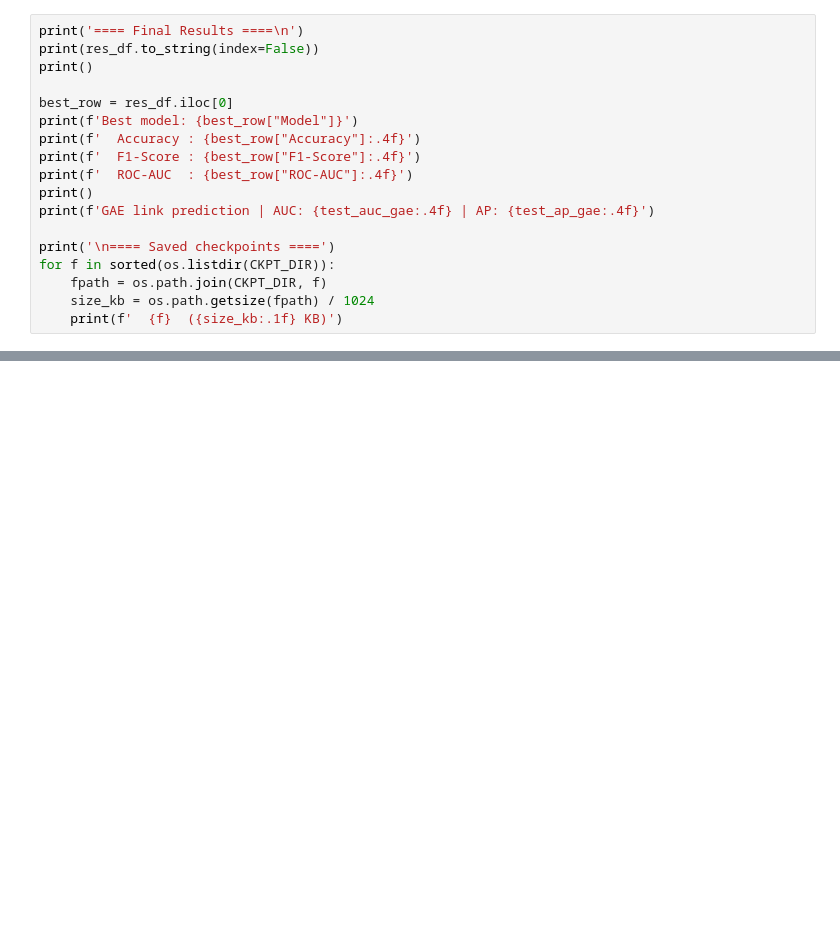
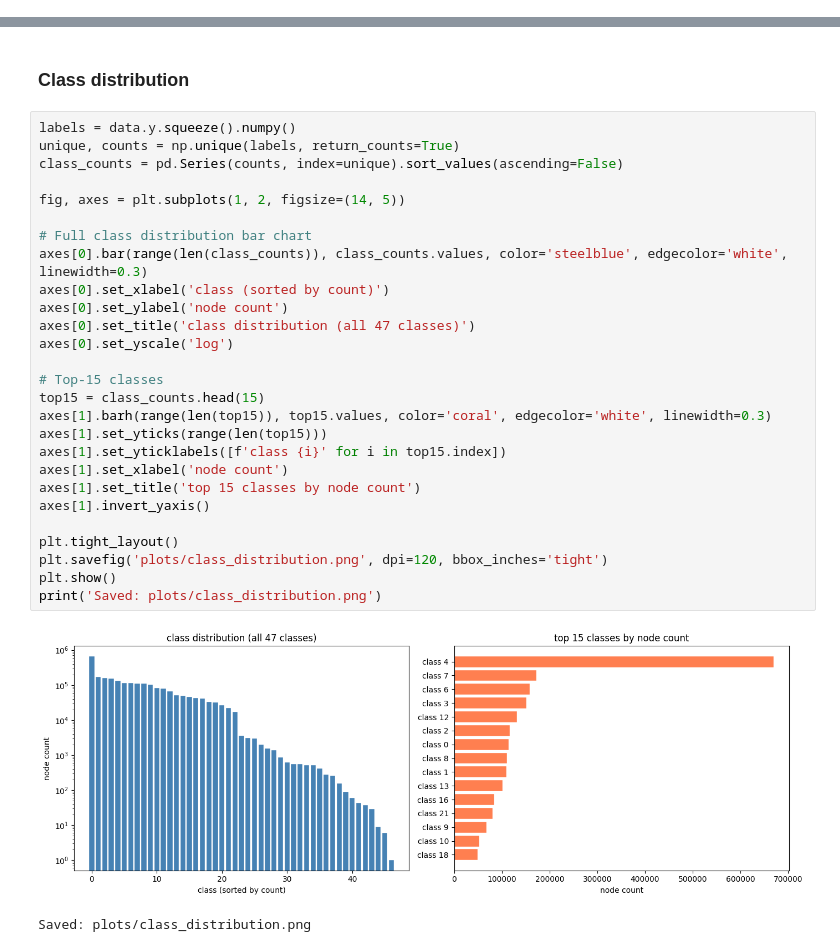
Before and after one commit to mJastrzebski6/agh_ggsn, a Jupyter notebook: ex4/GGSN_Maciej_Jastrzębski_Zad4.ipynb, the cells around one changed output, grey strips where cells are left out. Saved outputs shown, nothing was run; the diff lists cells and outputs as text; blank space fills up the shorter version.

```diff
--- a/ex4/GGSN_Maciej_Jastrzębski_Zad4.ipynb
+++ b/ex4/GGSN_Maciej_Jastrzębski_Zad4.ipynb
@@ -1194,18 +0,0 @@ plt.show()
-# %%
-print('==== Final Results ====\n')
-print(res_df.to_string(index=False))
-print()
-
-best_row = res_df.iloc[0]
-print(f'Best model: {best_row["Model"]}')
-print(f'  Accuracy : {best_row["Accuracy"]:.4f}')
-print(f'  F1-Score : {best_row["F1-Score"]:.4f}')
-print(f'  ROC-AUC  : {best_row["ROC-AUC"]:.4f}')
-print()
-print(f'GAE link prediction | AUC: {test_auc_gae:.4f} | AP: {test_ap_gae:.4f}')
-
-print('\n==== Saved checkpoints ====')
-for f in sorted(os.listdir(CKPT_DIR)):
-    fpath = os.path.join(CKPT_DIR, f)
-    size_kb = os.path.getsize(fpath) / 1024
-    print(f'  {f}  ({size_kb:.1f} KB)')
@@ -1291,0 +140,32 @@ Notatnik zastosował cztery warianty GNN (GCN, GAT, GraphSAGE, GIN) oraz Graph A
+# %% [markdown]
+### Class distribution
+# %%
+labels = data.y.squeeze().numpy()
+unique, counts = np.unique(labels, return_counts=True)
+class_counts = pd.Series(counts, index=unique).sort_values(ascending=False)
+
+fig, axes = plt.subplots(1, 2, figsize=(14, 5))
+
+# Full class distribution bar chart
+axes[0].bar(range(len(class_counts)), class_counts.values, color='steelblue', edgecolor='white', linewidth=0.3)
+axes[0].set_xlabel('class (sorted by count)')
+axes[0].set_ylabel('node count')
+axes[0].set_title('class distribution (all 47 classes)')
+axes[0].set_yscale('log')
+
+# Top-15 classes
+top15 = class_counts.head(15)
+axes[1].barh(range(len(top15)), top15.values, color='coral', edgecolor='white', linewidth=0.3)
+axes[1].set_yticks(range(len(top15)))
+axes[1].set_yticklabels([f'class {i}' for i in top15.index])
+axes[1].set_xlabel('node count')
+axes[1].set_title('top 15 classes by node count')
+axes[1].invert_yaxis()
+
+plt.tight_layout()
+plt.savefig('plots/class_distribution.png', dpi=120, bbox_inches='tight')
+plt.show()
+print('Saved: plots/class_distribution.png')
+# %% [output]
+[figure, added]
+Saved: plots/class_distribution.png
```
Also changed, not shown: parts of 128 cells of this notebook, 1 other file.
